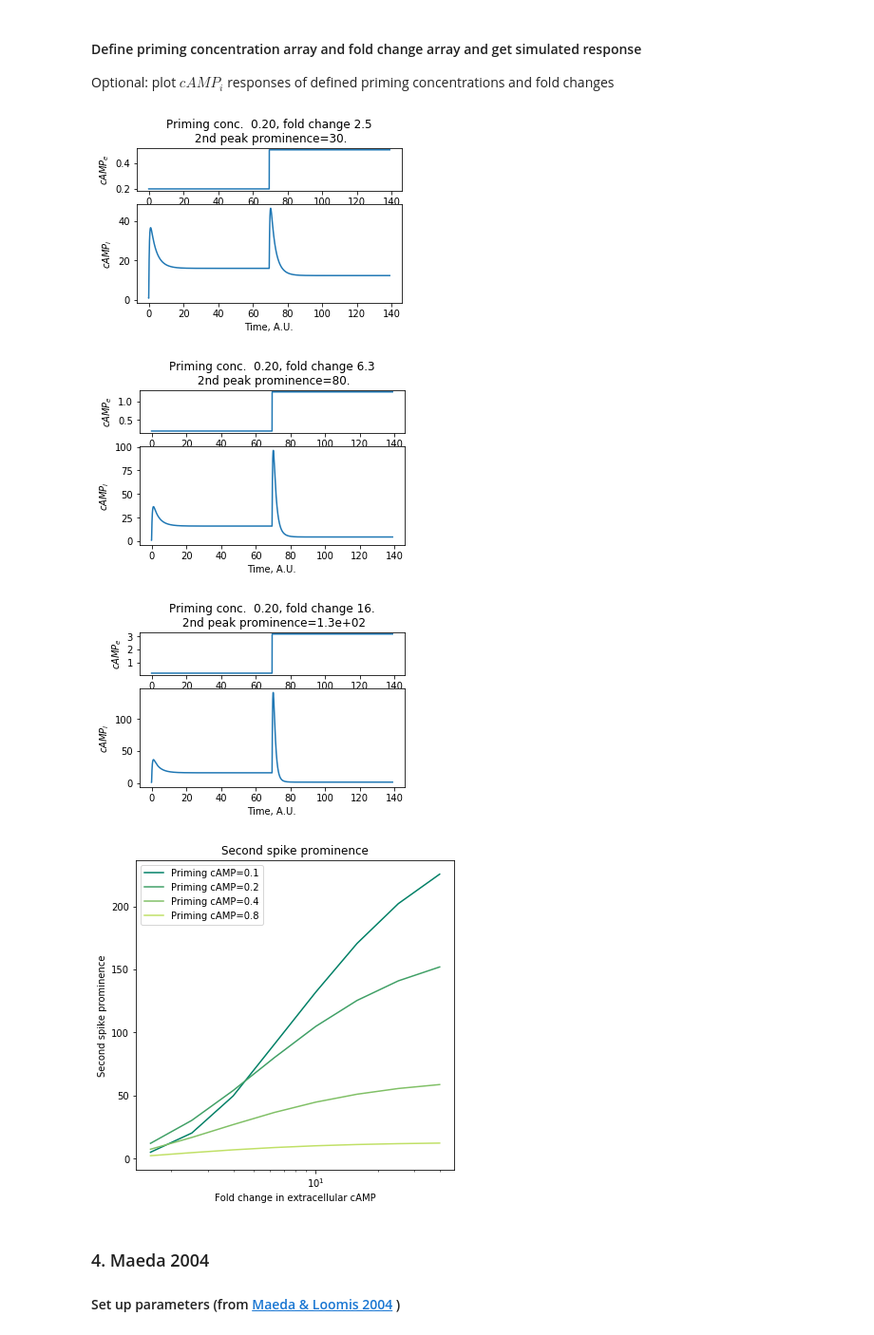
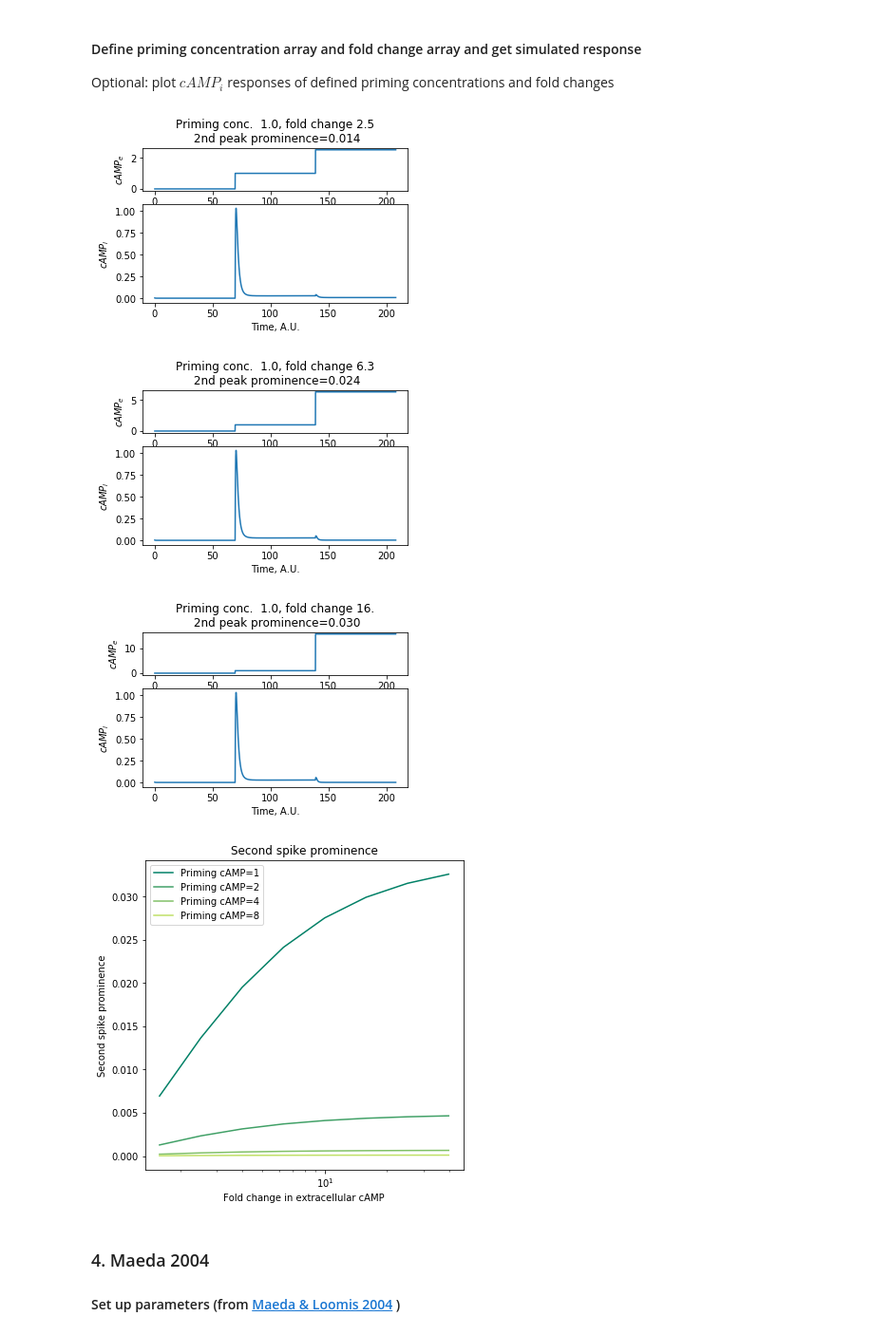
Before and after one commit to sgrolab/dictymodels, a Jupyter notebook: Python agent models/SC_FCD.ipynb, the cells around one changed output. Shown: that part at 95% size. Cells and saved outputs as stored; diff of their text form; code cells hidden in the pictures.

```diff
--- a/Python agent models/SC_FCD.ipynb
+++ b/Python agent models/SC_FCD.ipynb
@@ -26,12 +26,7 @@ from MaedaLoomis2004_agent_and_pop_FUN import MaedaLoomis2004_agent
 from Kamino2017_agent_and_pop_FUN import Kamino2017_agent
 
 from NB_SC_functions import *
-
-Nt_Gregor = 6
-Nt_Sgro = 27
-Nt_Goldbeter = 6.94
-Nt_Maeda = 3.57
-Nt_Kamino = 5.22
+from NormParam import *
 # %% [markdown]
 ### 2. Experimental data
 #### import and plot experimental data
@@ -84,33 +79,33 @@ ki = 1.7; kt = 0.9; kc = 5.4; h = 5
 Goldbeter3AgentParam={'k1':k1,'k2':k2,'L1':L1,'L2':L2, 'c':c, 'lamda':lamda,\
             'theta':theta, 'e':e, 'q':q,'sig':sig, 'v':v, 'k':k, \
             'ki':ki,'kt':kt, 'kc':kc,'h':h}
-dt=0.001; t_tot=20*Nt_Goldbeter; t=list(np.arange(0,t_tot,dt))
+dt=0.001; t_tot=30*Nt_Goldbeter; t=list(np.arange(0,t_tot,dt))
 cAMP = 1
 # %% [markdown]
 #### Define priming concentration array and fold change array and get simulated response
 Optional: plot $cAMP_{i}$ responses of defined priming concentrations and fold changes
 # %%
 # priming concentration for [AMP]e
-z0First_space_Gold =np.array([0.1,0.2,0.4,0.8])
+z0First_space_Gold =np.array([1,2,4,8])
 # fold change of the secondary spike compared to priming concentration # np.logspace(0.5, 0.5, num=1)
 FC_space_Gold= np.logspace(0.2, 1.6, num=8)
 # upper and lower limits of prominence in peak detection
-prm_lims_Gold = [0.1,500]
-# Define the end time of second peak detection
-SecondPkEndTime = 20
+prm_lims_Gold = [0,3000/Nh_Goldbeter]
+stim_time_step1 = int(round(1/3*t_tot/dt))
+stim_time_step2=int(round(2/3*t_tot/dt))
 # define which traces to plot, 1st column defines the index of priming concentration,
 # 2nd column defines the index of fold change
-single_trace_to_plot = np.array([[1,1],[1,3], [1,5]])
-PkPrm_Gold = SC_FCD (z0First_space_Gold, FC_space_Gold, cAMP, Nt_Goldbeter, dt, t,
-                   prm_lims_Gold,SecondPkEndTime, single_trace_to_plot,
-                   Goldbeter1986_SC, Goldbeter3AgentParam)
+single_trace_to_plot = np.array([[0,1],[0,3], [0,5]])
+PkPrm_Gold, PkPrm_norm_Gold = SC_FCD (z0First_space_Gold, FC_space_Gold, cAMP, Nt_Goldbeter, dt, t,
+                   prm_lims_Gold,stim_time_step1,stim_time_step2, single_trace_to_plot,
+                   Goldbeter1986_SC, Goldbeter3AgentParam, Nh_Goldbeter)
 
 SC_FCD_plot(z0First_space_Gold, FC_space_Gold, PkPrm_Gold)
 # %% [output]
-[figure, old version]
+[figure, new version]
-[figure, old version]
+[figure, new version]
-[figure, old version]
+[figure, new version]
-[figure, old version]
+[figure, new version]
 # %% [markdown]
 ### 4. Maeda 2004
 #### Set up parameters (from  [Maeda & Loomis 2004](https://science.sciencemag.org/content/304/5672/875/tab-article-info) )
```
Also changed, not shown: parts of 9 cells of this notebook, 35 other files.
